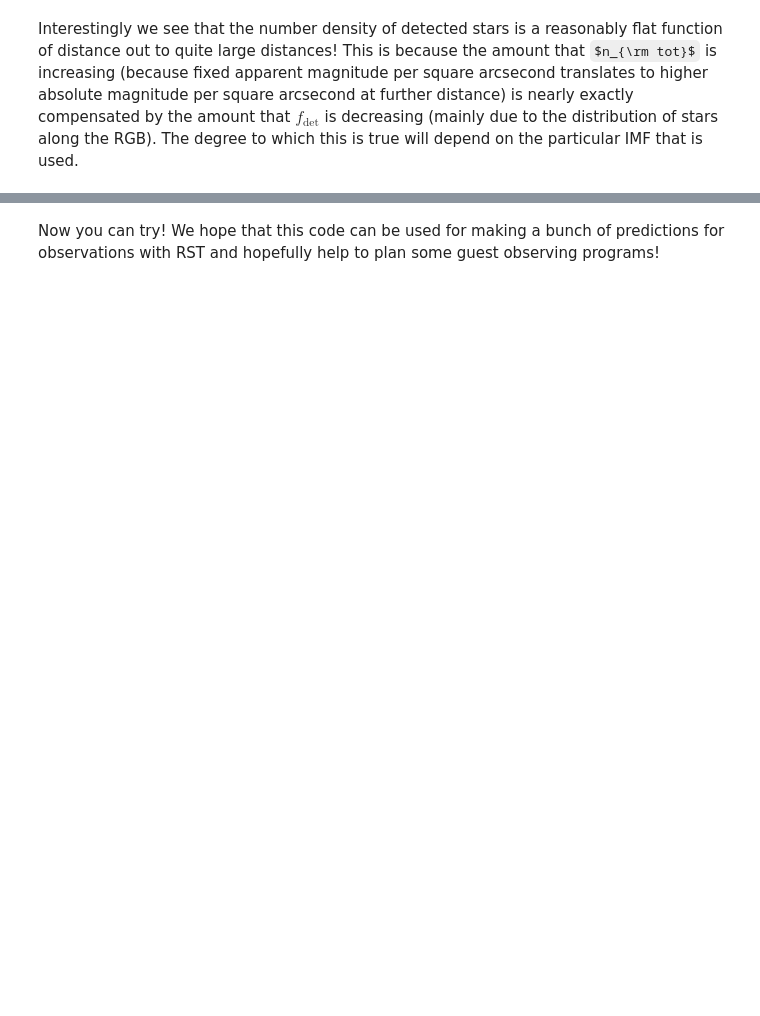
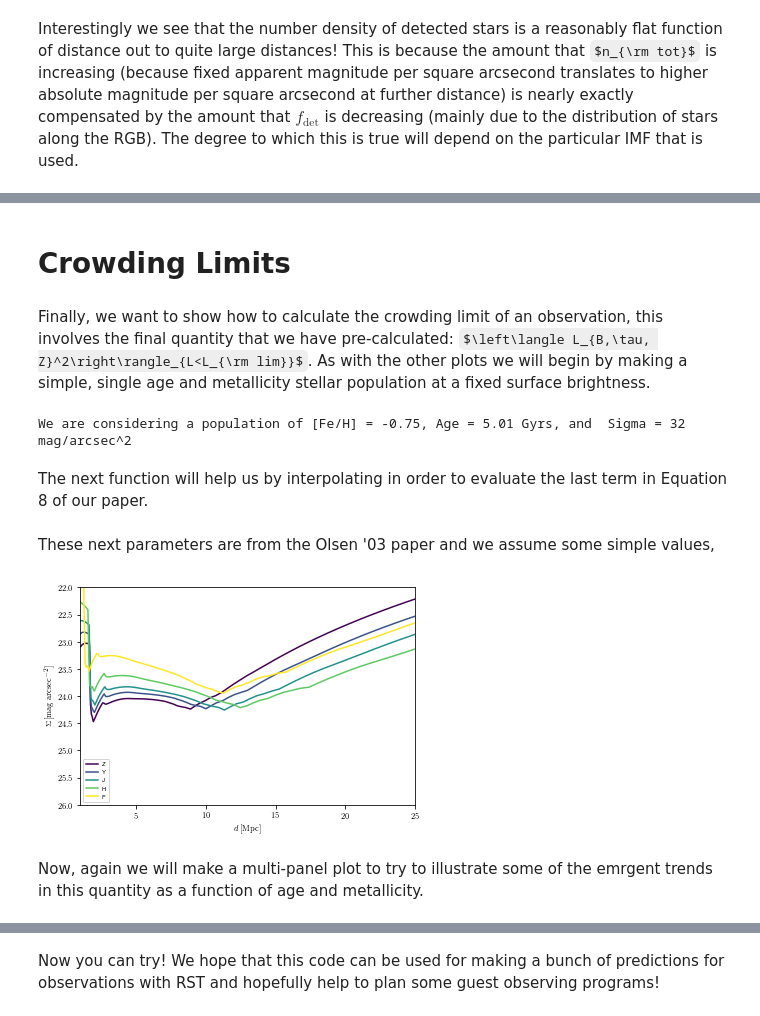
Before and after one commit to ltlancas/walter, a Jupyter notebook: walkthrough.ipynb, the cells around one changed output, grey strips where cells are left out. Cells and saved outputs as stored; diff of their text form; code cells hidden in the pictures; some formulas as TeX source; blank space fills up the shorter version.

```diff
--- a/walkthrough.ipynb
+++ b/walkthrough.ipynb
@@ -67,7 +67,7 @@ fdet = np.load("data/tot_fdet.npy")
 # The average luminosity file
 lum = np.load("data/tot_lum.npy")
 # And the Second luminosity moment file
-L2 = np.load("data/l2.npy")
+L2 = np.load("data/l2_test.npy")
 # %% [markdown]
 Okay, we've loaded them, now we want to assure that they have the right shapes. The shape of $f_{\rm det}$ should be (nmet, nage, nmags, nfilt + 1) where nmags is the number of limiting magnitudes that we calculated for, which we will allow to be determined by the shape of fdet itself, and then check for consistency.
 # %%
@@ -493,0 +527,52 @@ plt.show()
+# %% [markdown]
+# Crowding Limits
+# %% [markdown]
+Finally, we want to show how to calculate the crowding limit of an observation, this involves the final quantity that we have pre-calculated: $\left\langle L_{B,\tau, Z}^2\right\rangle_{L<L_{\rm lim}}$. As with the other plots we will begin by making a simple, single age and metallicity stellar population at a fixed surface brightness.
+# %%
+# Again, we specify the details of the population under consideration
+meti = 5
+agej = 15
+Sigma = 32 # in mag/arcsec^2
+
+print("We are considering a population of [Fe/H] = %1.2f, Age = %1.2f Gyrs, and  Sigma = %d mag/arcsec^2"%(metlist[meti],10**(agelist[agej]-9),Sigma))
+# %% [output]
+We are considering a population of [Fe/H] = -0.75, Age = 5.01 Gyrs, and  Sigma = 32 mag/arcsec^2
+# %% [markdown]
+The next function will help us by interpolating in order to evaluate the last term in Equation 8 of our paper.
+# %%
+def get_olsen_term(sigmaB,A,Bcut,Lavg,l2_Mags,l2):
+    # interpolate the l2 values calculated for a range of limiting
+    # absolute magnitudes on to the limiting absolute magnitudes
+    # calculated here
+    L2_interp = np.interp(Bcut[::-1],l2_Mags[::-1],l2[::-1])[::-1]
+    # calculate the last term in Equation 8 in our paper
+    return 2.5*np.log10(((sigmaB/1.086)**2)*(Lavg)/(A*L2_interp))
+# %% [markdown]
+These next parameters are from the Olsen '03 paper and we assume some simple values,
+# %%
+sigm = 0.1 # photometric precision of measurement in magnitudes
+ares = (0.1)**2 # psf area in square arceseconds (assumed top hat)
+# %%
+# plot the surface brightness brighter than which we cannot accurately
+# measure the magnitudes of the stars that we should be able to detect
+for filtk in range(nfilt):
+    mus = 5*np.log10(ds[filtk]*1e5)
+    Mcut = ps_detect_5slim[filtk] - mus
+    ols_fac = get_olsen_term(sigm,ares,Mcut,lum[meti,agej,filtk],Mags,L2[meti,agej,filtk])
+    L2_interp = np.interp(Mcut[::-1],Mags[::-1],L2[meti,agej,filtk][::-1])[::-1]
+    lso =  2*Mcut + mus - ols_fac
+
+    plt.plot(ds[filtk],lso,c=plt.cm.viridis((1.*filtk)/(nfilt-1)),label=filter_names[filtk])
+
+# Some limits and labeling of the axes
+plt.xlim(1,25)
+plt.ylim(26,22)
+plt.ylabel(r"$\Sigma \, [{\rm mag}\, {\rm arcsec}^{-2}]$")
+plt.xlabel(r"$d \, [{\rm Mpc}]$")
+# put in a legend
+plt.legend()
+plt.show()
+# %% [output]
+[figure, added]
+# %% [markdown]
+Now, again we will make a multi-panel plot to try to illustrate some of the emrgent trends in this quantity as a function of age and metallicity.
```
Also changed, not shown: parts of 19 cells of this notebook, 7 other files.
